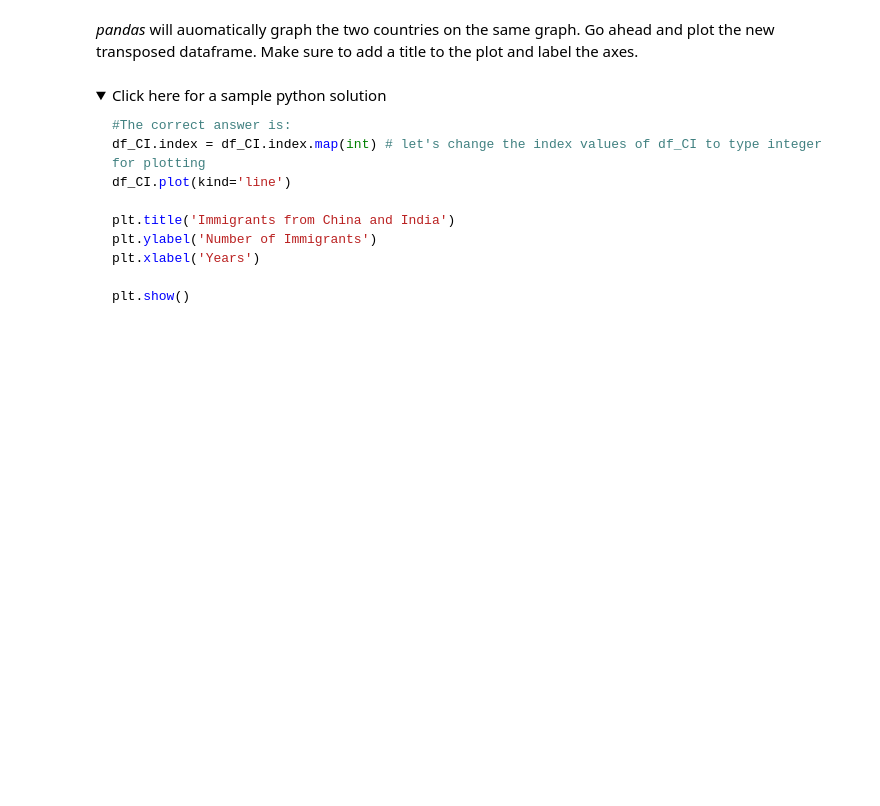
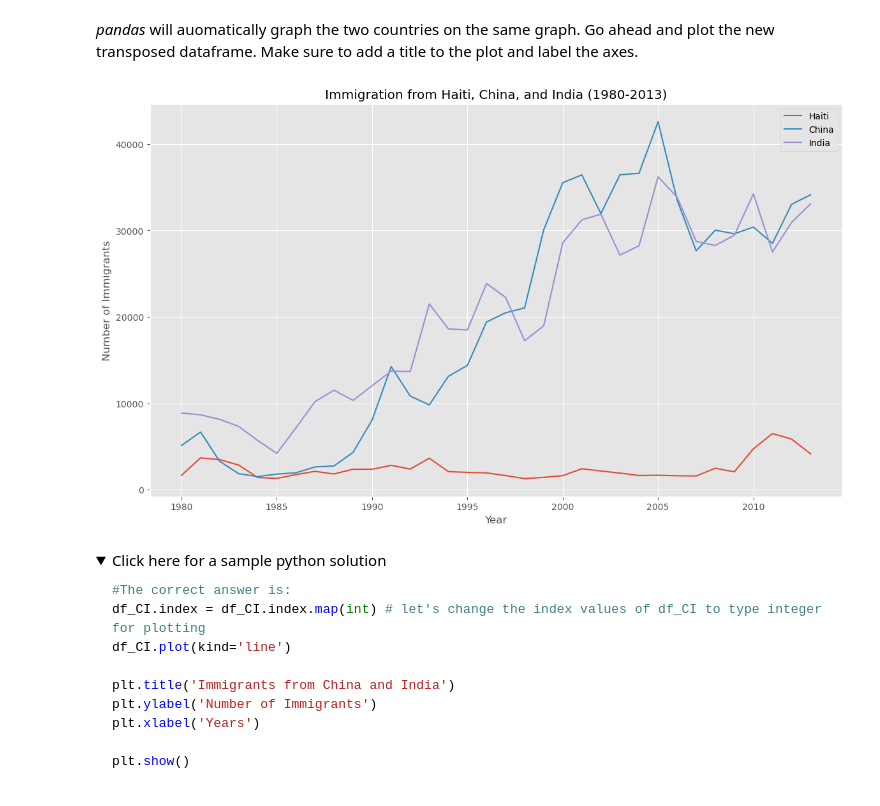
Before and after one commit to fps1001/Data-Visualization-with-Python, a Jupyter notebook: M1 - Introduction to Data Visualization Tools/DV0101EN-Exercise-Introduction-to-Matplotlib-and-Line-Plots--v2.ipynb, the cells around one changed output. Cells and saved outputs as stored; diff of their text form; code cells hidden in the pictures; folded sections open; blank space fills up the shorter version.

```diff
--- a/M1 - Introduction to Data Visualization Tools/DV0101EN-Exercise-Introduction-to-Matplotlib-and-Line-Plots--v2.ipynb
+++ b/M1 - Introduction to Data Visualization Tools/DV0101EN-Exercise-Introduction-to-Matplotlib-and-Line-Plots--v2.ipynb
@@ -233,5 +307,5 @@ That doesn't look right...
 
 Recall that *pandas* plots the indices on the x-axis and the columns as individual lines on the y-axis. Since `df_CI` is a dataframe with the `country` as the index and `years` as the columns, we must first transpose the dataframe using `transpose()` method to swap the row and columns.
 # %%
-df_CI = df_CI.transpose()
-df_CI.head()
+df_CIHI = df_CIHI.transpose() # transpose the dataframe
+df_CIHI.head()
@@ -238,7 +319,13 @@ df_CI.head()
 # %% [markdown]
 *pandas* will auomatically graph the two countries on the same graph. Go ahead and plot the new transposed dataframe. Make sure to add a title to the plot and label the axes.
 # %%
-### type your answer here
+df_CIHI.plot(kind='line', figsize=(14, 8))
+plt.title('Immigration from Haiti, China, and India (1980-2013)')
+plt.xlabel('Year')
+plt.ylabel('Number of Immigrants')
+plt.show()
+# %% [output]
+[figure, added]
 # %% [markdown]
 <details><summary>Click here for a sample python solution</summary>
 
```
Also changed, not shown: parts of 17 cells of this notebook, 1 other file.
